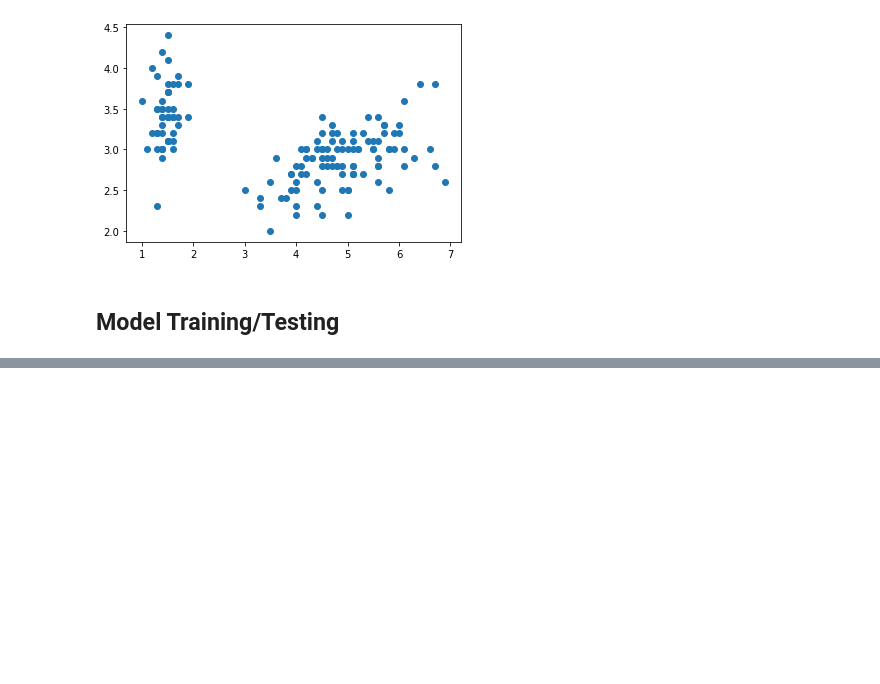
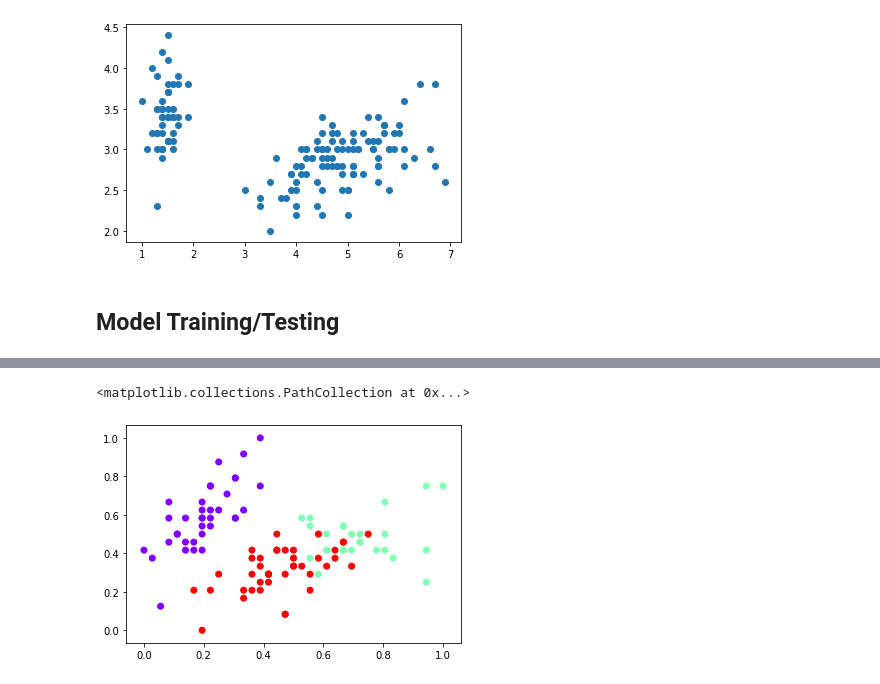
Before and after one commit to ishmum123/data-analysis, a Jupyter notebook: iris.ipynb, the cells around one changed output, grey strips where cells are left out. Cells and saved outputs as stored; diff of their text form; code cells hidden in the pictures; blank space fills up the shorter version.

Commit message:
Added Model & Metrics

```diff
--- a/iris.ipynb
+++ b/iris.ipynb
@@ -74,0 +78,9 @@ from sklearn.model_selection import train_test_split
+# %%
+from sklearn import preprocessing
+
+X = data[['Sepal Length', 'Sepal Width', 'Petal Length', 'Petal Width']]
+y = data['Class']
+
+X_scaled = preprocessing.MinMaxScaler().fit_transform(X)
+
+pd.DataFrame(X_scaled).describe()
@@ -74,0 +97,6 @@ from sklearn.model_selection import train_test_split
+# %%
+from sklearn.model_selection import train_test_split
+
+X_train, X_test, y_train, y_test = train_test_split(X_scaled, y, test_size=0.3)
+
+(X_train.shape, X_test.shape, y_train.shape, y_test.shape)
@@ -74,0 +184,9 @@ from sklearn.model_selection import train_test_split
+# %%
+from sklearn.cluster import KMeans
+
+y_pred_km = KMeans(n_clusters=3).fit_predict(X_train)
+
+plt.scatter(X_train[:, 0], X_train[:, 1], c=y_pred_km, cmap='rainbow')
+# %% [output]
+<matplotlib.collections.PathCollection at 0x...>
+[figure, added]
```
Also changed, not shown: parts of 16 cells of this notebook.
